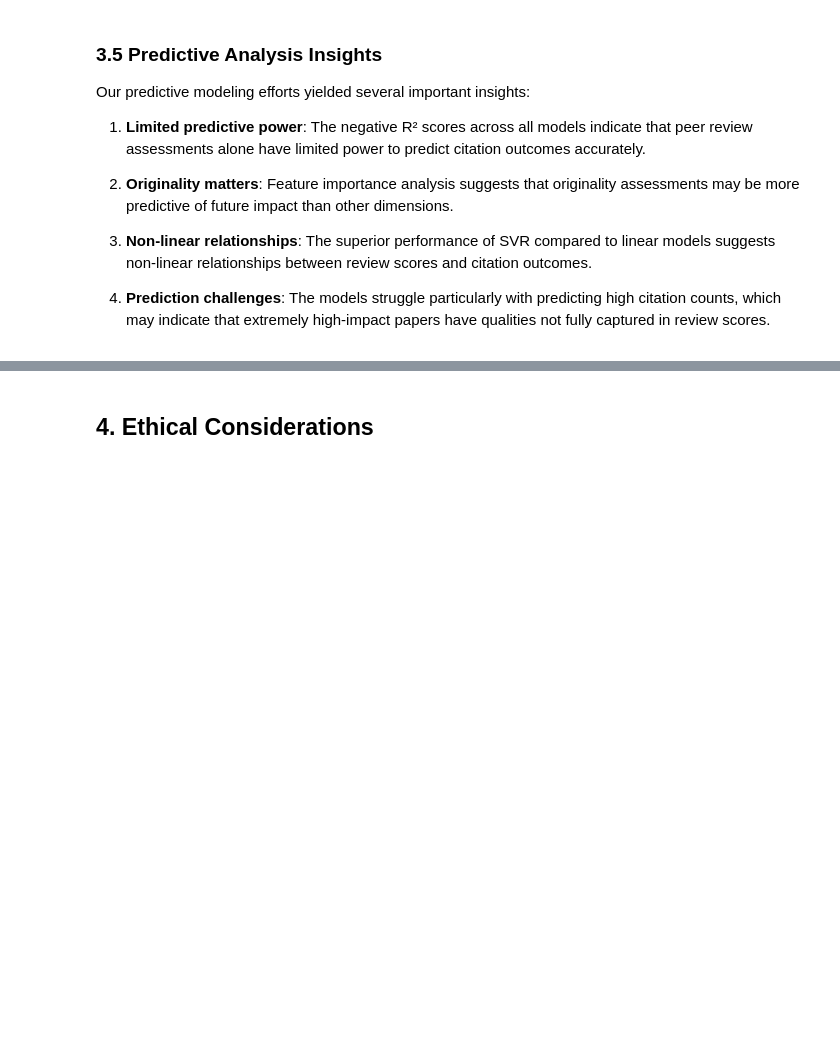
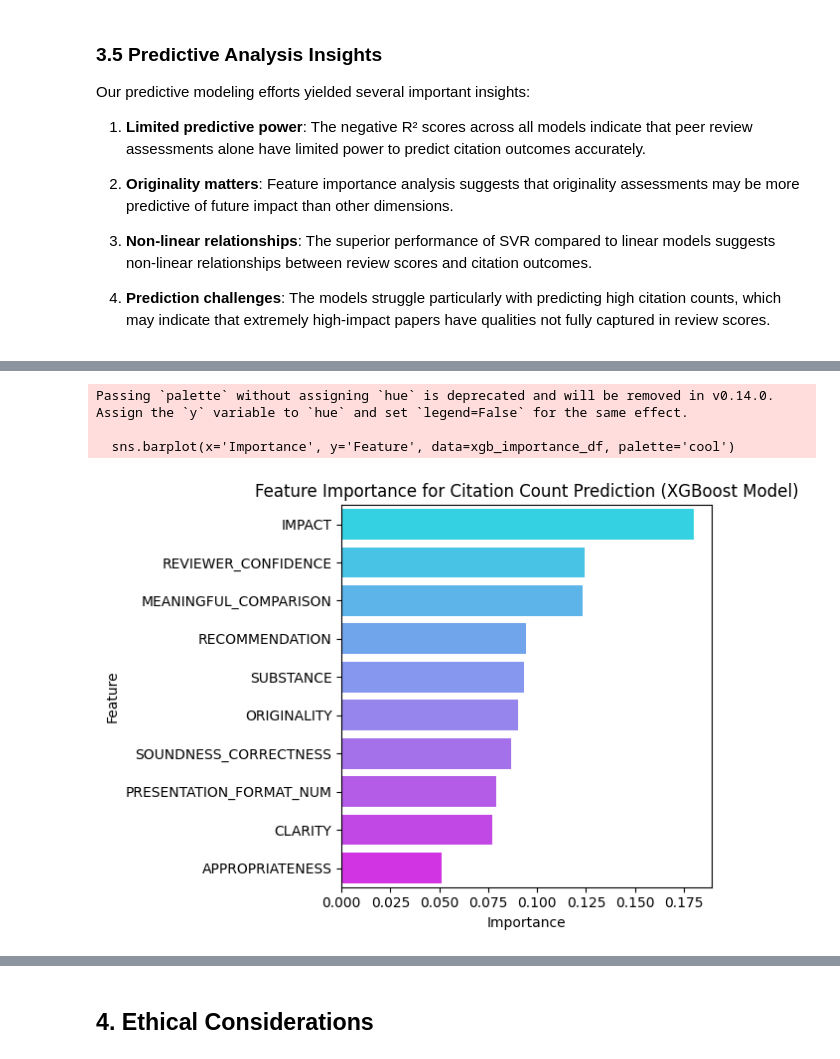
Before and after one commit to XanderZhou2022/ECE204_final, a Jupyter notebook: final_report.ipynb, the cells around one changed output, grey strips where cells are left out. Drawn from its saved outputs; the diff is of its cells as text; code cells hidden in the pictures; blank space fills up the shorter version.

```diff
--- a/final_report.ipynb
+++ b/final_report.ipynb
@@ -579,0 +585,12 @@ Our predictive modeling efforts yielded several important insights:
+# %%
+scaler = StandardScaler()
+X_train_scaled = scaler.fit_transform(X_train)
+X_test_scaled = scaler.transform(X_test)
+# %%
+xgb_model = xgb.XGBRegressor(
+    objective='reg:squarederror',
+    n_estimators=100,
+    learning_rate=0.1,
+    random_state=42
+)
+xgb_model.fit(X_train_scaled, y_train)
@@ -579,0 +661,9 @@ Our predictive modeling efforts yielded several important insights:
+# %%
+best_xgb = xgb_random.best_estimator_
+y_pred_tuned_xgb = best_xgb.predict(X_test_scaled)
+
+rmse_tuned_xgb = np.sqrt(mean_squared_error(y_test, y_pred_tuned_xgb))
+r2_tuned_xgb = r2_score(y_test, y_pred_tuned_xgb)
+mae_tuned_xgb = mean_absolute_error(y_test, y_pred_tuned_xgb)
+
+print(f"Tuned XGBoost - RMSE: {rmse_tuned_xgb:.4f}, R2: {r2_tuned_xgb:.4f}, MAE: {mae_tuned_xgb:.4f}")
@@ -579,0 +696,16 @@ Our predictive modeling efforts yielded several important insights:
+# %%
+feature_importance = best_xgb.feature_importances_
+xgb_importance_df = pd.DataFrame({
+    'Feature': X.columns,
+    'Importance': feature_importance
+}).sort_values('Importance', ascending=False)
+# %%
+sns.barplot(x='Importance', y='Feature', data=xgb_importance_df, palette='cool')
+plt.title('Feature Importance for Citation Count Prediction (XGBoost Model)')
+plt.tight_layout()
+plt.show()
+# %% [output]
+Passing `palette` without assigning `hue` is deprecated and will be removed in v0.14.0. Assign the `y` variable to `hue` and set `legend=False` for the same effect.
+
+  sns.barplot(x='Importance', y='Feature', data=xgb_importance_df, palette='cool')
+[figure, added]
```
Also changed, not shown: parts of 41 cells of this notebook, 1 other file.
